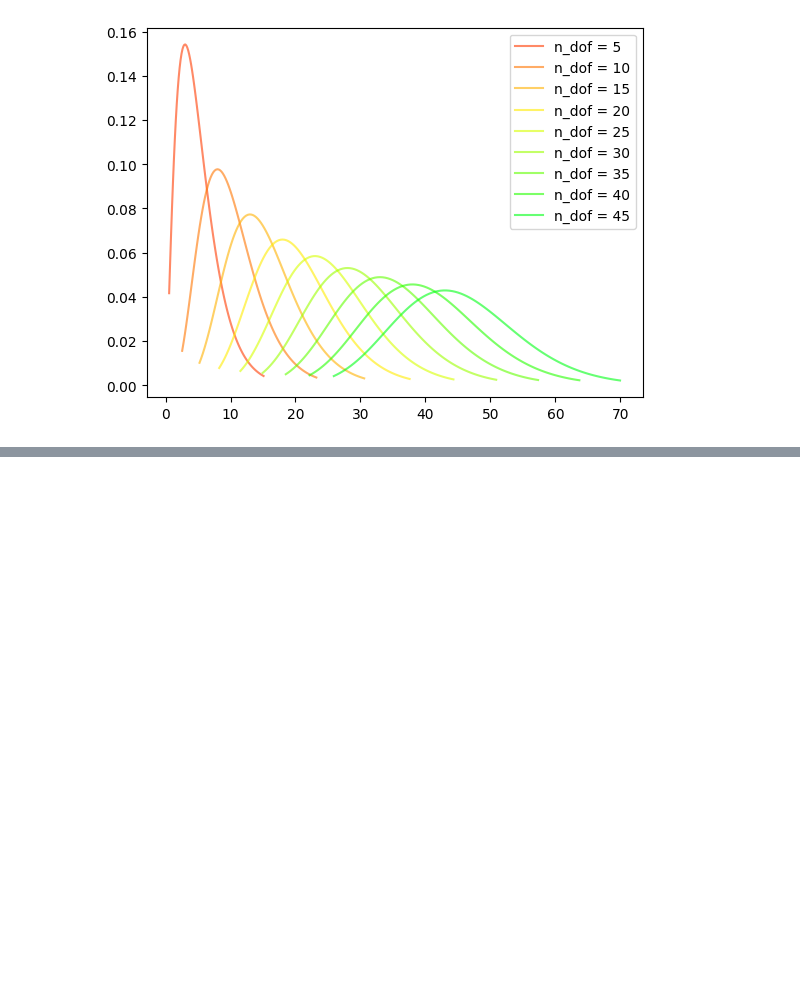
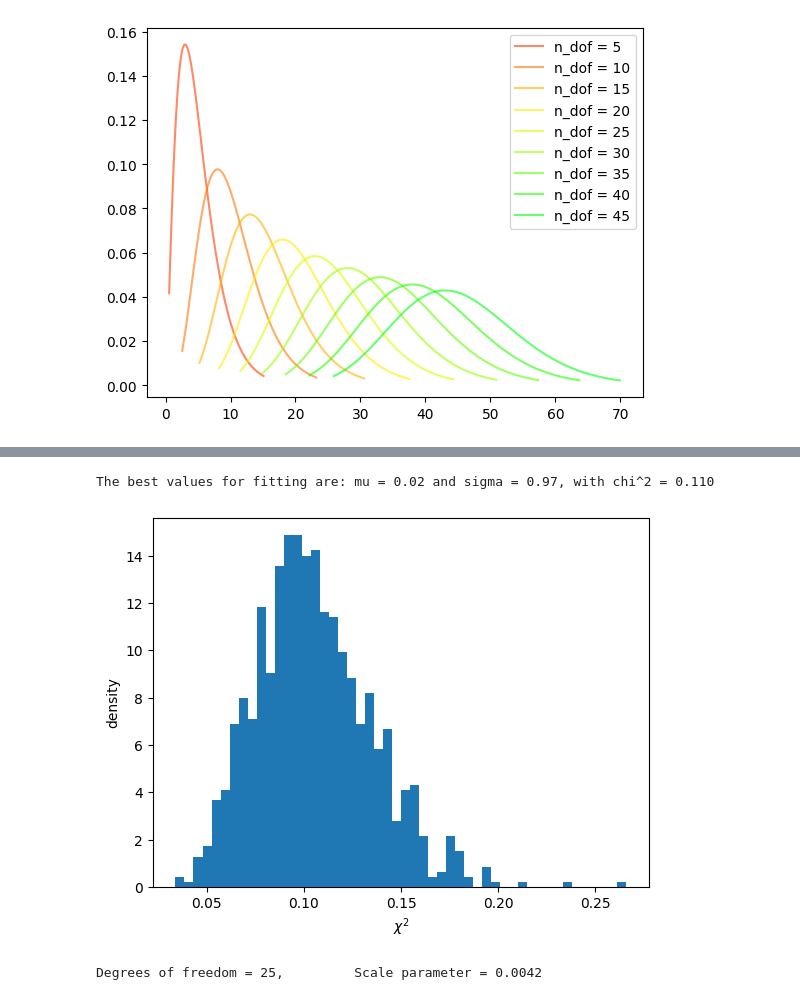
Before and after one commit to alisalehi02/Assignment, a Jupyter notebook: Chi2AndFit.ipynb, the cells around one changed output, grey strips where cells are left out. Saved outputs shown, nothing was run; the diff lists cells and outputs as text; code cells hidden in the pictures; blank space fills up the shorter version.

```diff
--- a/Chi2AndFit.ipynb
+++ b/Chi2AndFit.ipynb
@@ -84,0 +301,54 @@ plt.show()
+# %%
+mu_0 = 0
+sigma_0 = 1
+error = 0.2
+x = np.arange(-5, 5, 0.1)
+
+data = gaussian(x, mu_0, sigma_0, error)
+
+means = np.linspace(-1, 1, 50)
+sigmas = np.linspace(0.1, 2, 110)
+
+E_, means_, sigmas_ = np.meshgrid(x, means, sigmas)
+allYs = f(E_, means_, sigmas_)
+
+data = gaussian(x, mu_0, sigma_0, error)
+experiment_new = np.repeat(data[np.newaxis, :, np.newaxis], means.size, axis=0)
+experiment_new = np.repeat(experiment_new, sigmas.size, axis=2)
+
+squares = np.sum((experiment_new - allYs)**2 / sigmas, axis=1)
+
+argmin_mu, argmin_sigma = np.unravel_index(squares.argmin(), squares.shape)
+
+print("The best values for fitting are: mu = {:.2f} and sigma = {:.2f}, with chi^2 = {:.3f}".format(
+    means[argmin_mu], sigmas[argmin_sigma], squares.min())
+)
+# %% [output]
+The best values for fitting are: mu = 0.02 and sigma = 0.97, with chi^2 = 0.110
+# %%
+num_experiment = 1000
+squares = np.zeros((num_experiment, means.size, sigmas.size))
+least_squares = np.zeros(num_experiment)
+
+for i in range(num_experiment):
+    data = gaussian(x, mu_0, sigma_0, error)
+    experiment_new = np.repeat(data[np.newaxis, :, np.newaxis], means.size, axis=0)
+    experiment_new = np.repeat(experiment_new, sigmas.size, axis=2)
+
+    squares[i] = np.sum((experiment_new - allYs)**2 / sigmas, axis=1)
+    least_squares[i] = squares[i].min()
+# %%
+histogram, x, _ = plt.hist(least_squares, bins=50, density=True)
+plt.xlabel(r'$\chi^2$')
+plt.ylabel('density')
+plt.show()
+# %% [output]
+[figure, added]
+# %%
+x_fit = (x[:-1] + x[1:])/2
+popt, pcov = curve_fit(chi2_fit, x_fit, histogram)
+
+df, scale = popt
+print("Degrees of freedom = {:d},\t Scale parameter = {:.4f}".format(int(df), scale))
+# %% [output]
+Degrees of freedom = 25,         Scale parameter = 0.0042
```
Also changed, not shown: parts of 22 cells of this notebook, 7 other files.
